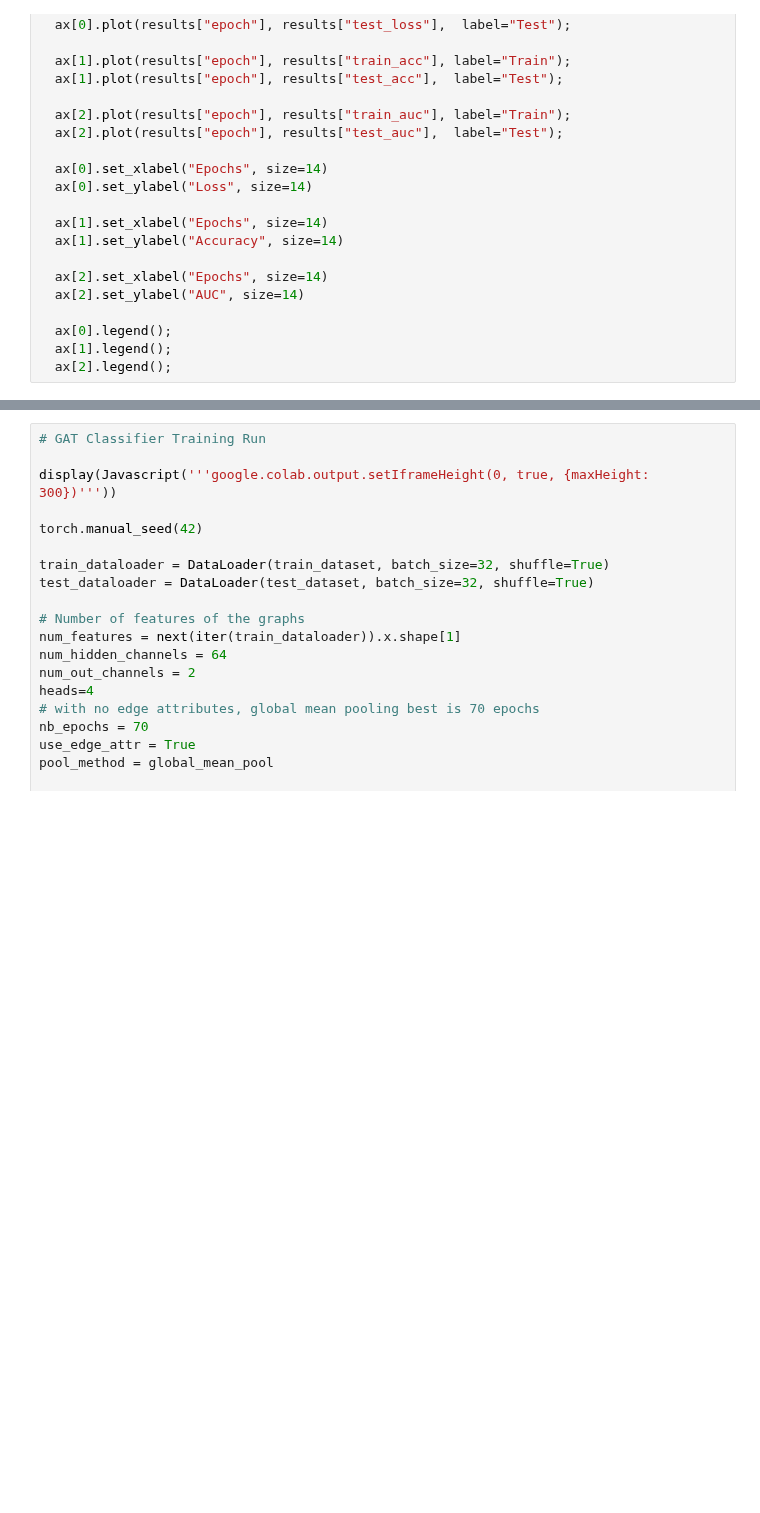
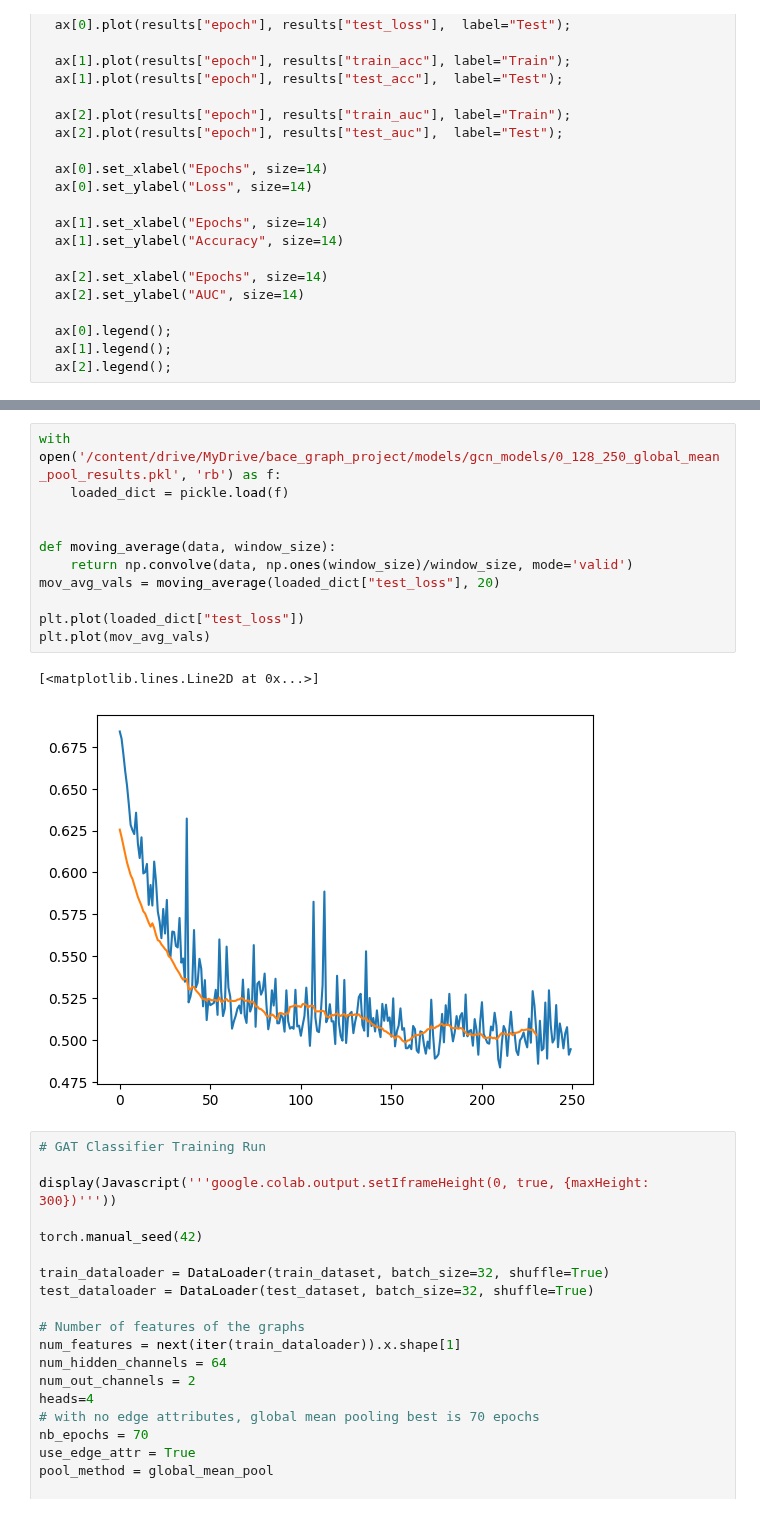
Before and after one commit to lnsayer/personal_repo, a Jupyter notebook: drug discovery with BACE dataset/graph_classification_bace_dataset.ipynb, the cells around one changed output, grey strips where cells are left out. Cells and saved outputs as stored; diff of their text form; blank space fills up the shorter version.

```diff
--- a/drug discovery with BACE dataset/graph_classification_bace_dataset.ipynb
+++ b/drug discovery with BACE dataset/graph_classification_bace_dataset.ipynb
@@ -1075,3 +1065,17 @@ loss_acc_auc_plots(results)
+# %%
+with open('/content/drive/MyDrive/bace_graph_project/models/gcn_models/0_128_250_global_mean_pool_results.pkl', 'rb') as f:
+    loaded_dict = pickle.load(f)
+
+
+def moving_average(data, window_size):
+    return np.convolve(data, np.ones(window_size)/window_size, mode='valid')
+mov_avg_vals = moving_average(loaded_dict["test_loss"], 20)
+
+plt.plot(loaded_dict["test_loss"])
+plt.plot(mov_avg_vals)
+# %% [output]
+[<matplotlib.lines.Line2D at 0x...>]
+[figure, added]
 # %%
 # GAT Classifier Training Run
 
```
Also changed, not shown: parts of 3 cells of this notebook.
